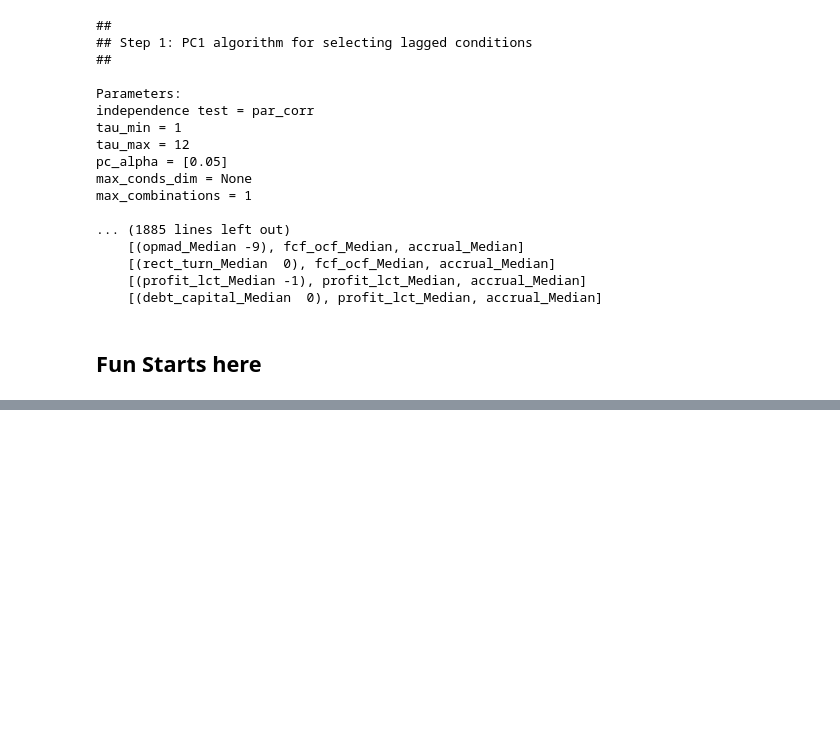
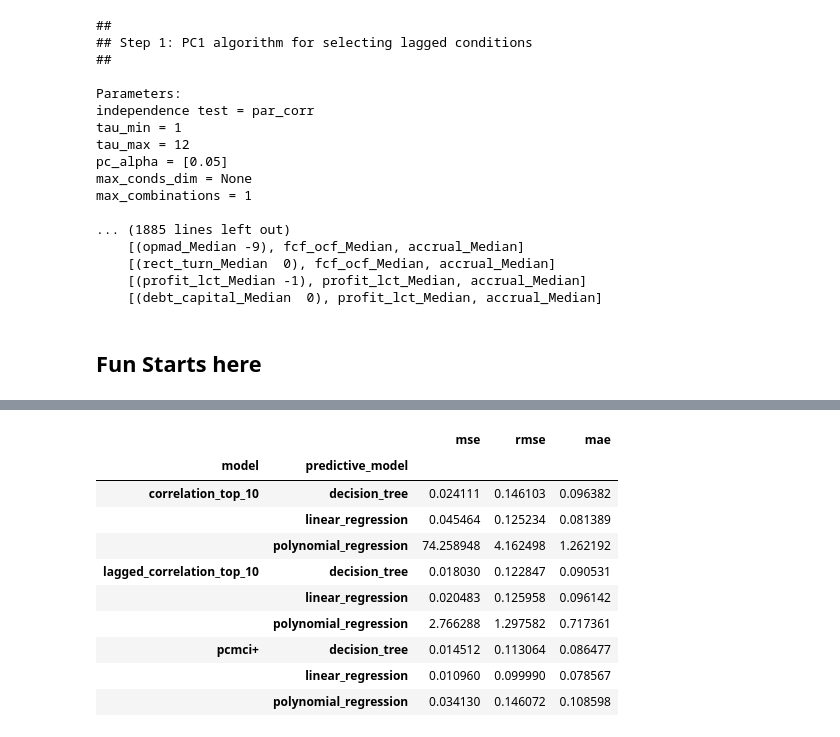
Before and after one commit to Marcello1099/uva-msc-ds-thesis, a Jupyter notebook: non-stationary.ipynb, the cells around one changed output, grey strips where cells are left out. Drawn from its saved outputs; the diff is of its cells as text; code cells hidden in the pictures; blank space fills up the shorter version.

Commit message:
final figures and tables

```diff
--- a/non-stationary.ipynb
+++ b/non-stationary.ipynb
@@ -518,0 +552,15 @@ pivot_df
+# %%
+mean_score_per_model_combo = sector_model_metrics.groupby(['model', 'predictive_model'])[['mse', 'rmse', 'mae']].mean()
+mean_score_per_model_combo
+# %% [output]
+|  |  | mse | rmse | mae |
+| model | predictive_model |  |  |  |
+| correlation_top_10 | decision_tree | 0.024111 | 0.146103 | 0.096382 |
+|  | linear_regression | 0.045464 | 0.125234 | 0.081389 |
+|  | polynomial_regression | 74.258948 | 4.162498 | 1.262192 |
+| lagged_correlation_top_10 | decision_tree | 0.018030 | 0.122847 | 0.090531 |
+|  | linear_regression | 0.020483 | 0.125958 | 0.096142 |
+|  | polynomial_regression | 2.766288 | 1.297582 | 0.717361 |
+| pcmci+ | decision_tree | 0.014512 | 0.113064 | 0.086477 |
+|  | linear_regression | 0.010960 | 0.099990 | 0.078567 |
+|  | polynomial_regression | 0.034130 | 0.146072 | 0.108598 |
```
Also changed, not shown: parts of 10 cells of this notebook.
